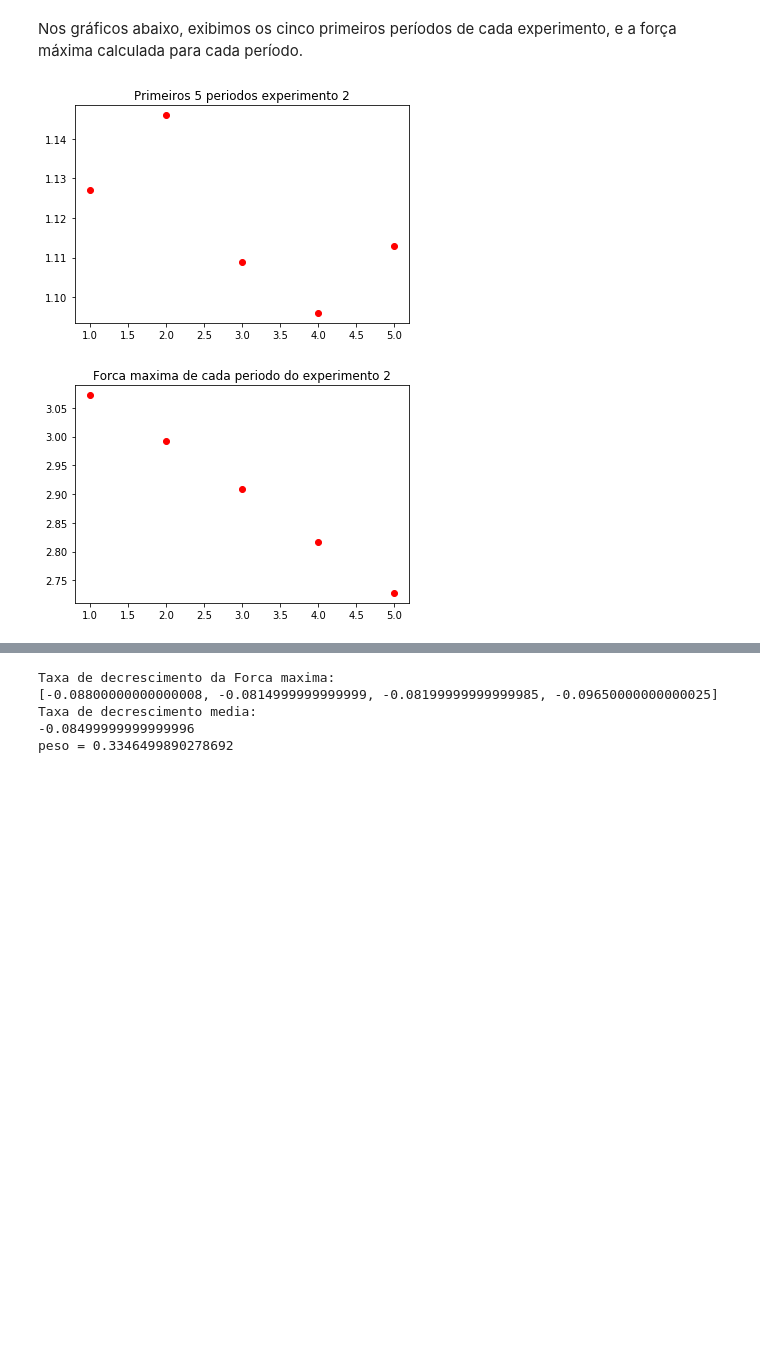
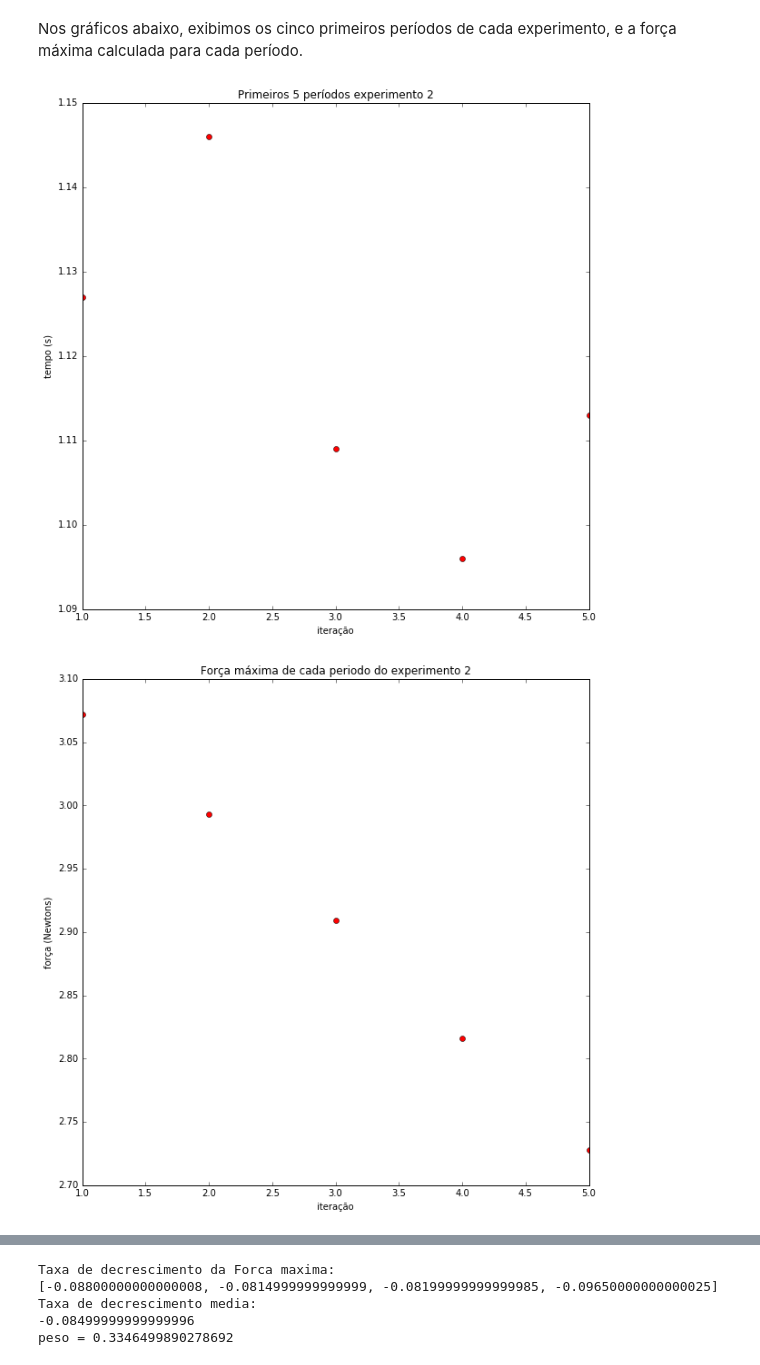
Before and after one commit to yambanis/MAC0209---Modelagem-e-Simulacao, a Jupyter notebook: EP2/Relatório.ipynb, the cells around one changed output, grey strips where cells are left out. Drawn from its saved outputs; the diff is of its cells as text; code cells hidden in the pictures; blank space fills up the shorter version.

```diff
--- a/EP2/Relatório.ipynb
+++ b/EP2/Relatório.ipynb
@@ -745,25 +745,24 @@ Nos gráficos abaixo, exibimos os cinco primeiros períodos de cada experimento,
 # %%
 def plotPeriodForce(number):
     p = pd.read_csv('data/pendulo/P{}.csv'.format(number), sep=',')
     period = []
     maxForce = []
     for i in range(0,p.time.size - 1,4):
         period.append(p.time[i+3] - p.time[i])
         maxForce.append(max(p.TgF[k] for k in range(i, i+3)))
-    plt.title("Primeiros 5 periodos experimento {}".format(number))
+    prepara_figura("Primeiros 5 períodos experimento {}".format(number) , 'iteração', 'tempo (s)')
     plt.plot([1,2,3,4,5], period, 'ro')
     plt.show()
-
-    plt.title("Forca maxima de cada periodo do experimento {}".format(number))
+    prepara_figura("Força máxima de cada periodo do experimento {}".format(number) , 'iteração', 'força (Newtons)')
     plt.plot([1,2,3,4,5], maxForce, 'ro')
     plt.show()
 
     return maxForce
 
 median_Decresc = []
 for i in range(2,6):
     maxForce = plotPeriodForce(i)
     median_Decresc.append(np.median(np.gradient(maxForce)))
 # %% [output]
-[figure, old version]
+[figure, new version]
-[figure, old version]
+[figure, new version]
```
Also changed, not shown: parts of 9 cells of this notebook.
